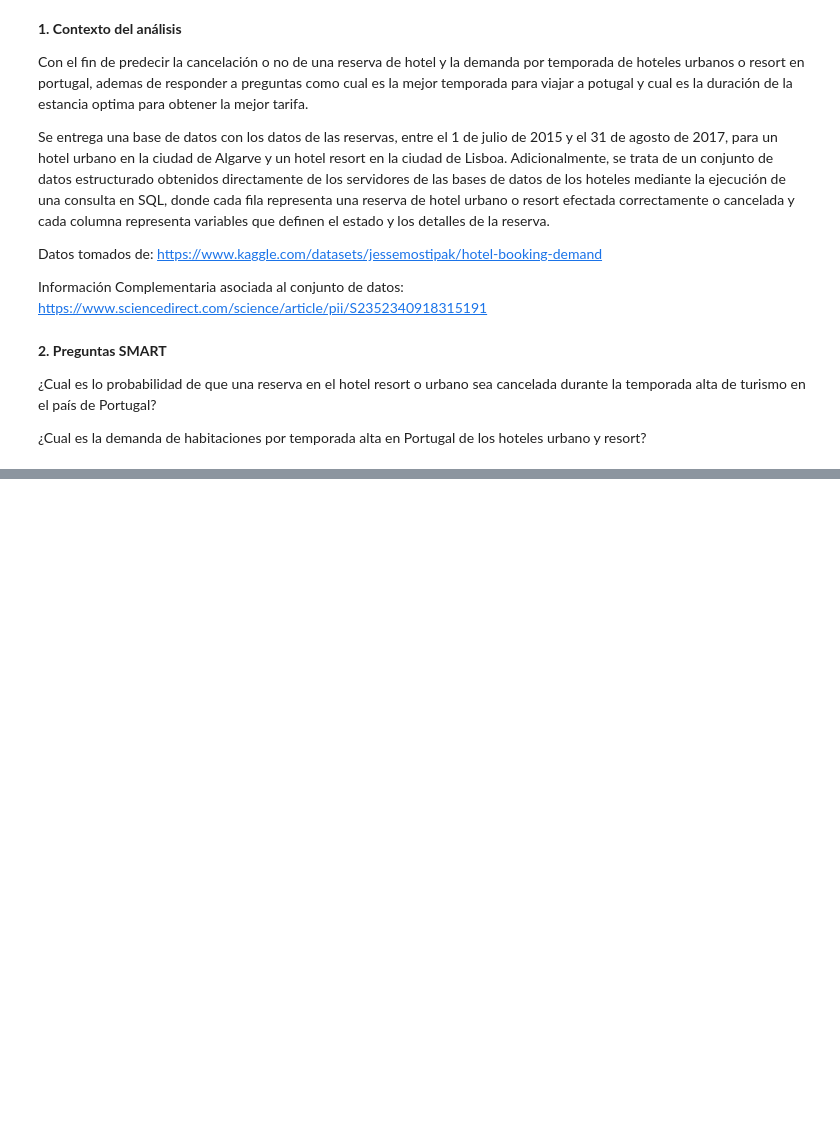
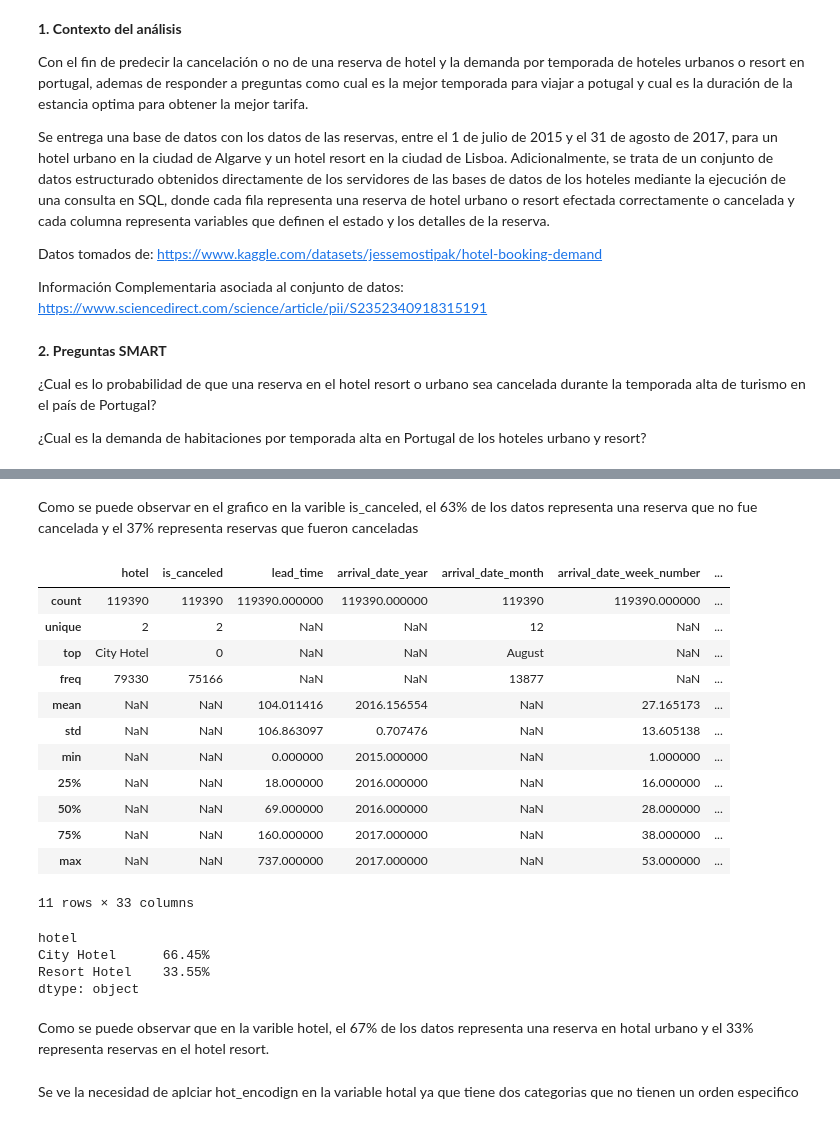
Before and after one commit to AndresCastroOrtiz/Curso_EDA_MCD_AndresCastro, a Jupyter notebook: Analisis_demanda_reserva_hoteles_AndresCastro.ipynb, the cells around one changed output, grey strips where cells are left out. Drawn from its saved outputs; the diff is of its cells as text; code cells hidden in the pictures; blank space fills up the shorter version.

```diff
--- a/Analisis_demanda_reserva_hoteles_AndresCastro.ipynb
+++ b/Analisis_demanda_reserva_hoteles_AndresCastro.ipynb
@@ -28,0 +281,29 @@ Cada fila representa una reserva de hotel urbano o resort efectada correctamente
+# %% [markdown]
+Como se puede observar en el grafico en la varible is_canceled, el 63% de los datos representa una reserva que no fue cancelada y el 37% representa reservas que fueron canceladas
+# %%
+df.describe(include="all")
+# %% [output]
+|  | hotel | is_canceled | lead_time | arrival_date_year | arrival_date_month | arrival_date_week_number | ... |
+| count | 119390 | 119390 | 119390.000000 | 119390.000000 | 119390 | 119390.000000 | ... |
+| unique | 2 | 2 | NaN | NaN | 12 | NaN | ... |
+| top | City Hotel | 0 | NaN | NaN | August | NaN | ... |
+| freq | 79330 | 75166 | NaN | NaN | 13877 | NaN | ... |
+| mean | NaN | NaN | 104.011416 | 2016.156554 | NaN | 27.165173 | ... |
+| std | NaN | NaN | 106.863097 | 0.707476 | NaN | 13.605138 | ... |
+| min | NaN | NaN | 0.000000 | 2015.000000 | NaN | 1.000000 | ... |
+| 25% | NaN | NaN | 18.000000 | 2016.000000 | NaN | 16.000000 | ... |
+| 50% | NaN | NaN | 69.000000 | 2016.000000 | NaN | 28.000000 | ... |
+| 75% | NaN | NaN | 160.000000 | 2017.000000 | NaN | 38.000000 | ... |
+| max | NaN | NaN | 737.000000 | 2017.000000 | NaN | 53.000000 | ... |
+11 rows × 33 columns
+# %%
+(df.value_counts('hotel',normalize=True)*100).round(2).astype(str)+'%'
+# %% [output]
+hotel
+City Hotel      66.45%
+Resort Hotel    33.55%
+dtype: object
+# %% [markdown]
+Como se puede observar que en la varible hotel, el 67% de los datos representa una reserva en hotal urbano y el 33% representa reservas en el hotel resort.
+# %% [markdown]
+Se ve la necesidad de aplciar hot_encodign en la variable hotal ya que tiene dos categorias que no tienen un orden especifico
```
Also changed, not shown: parts of 28 cells of this notebook.
